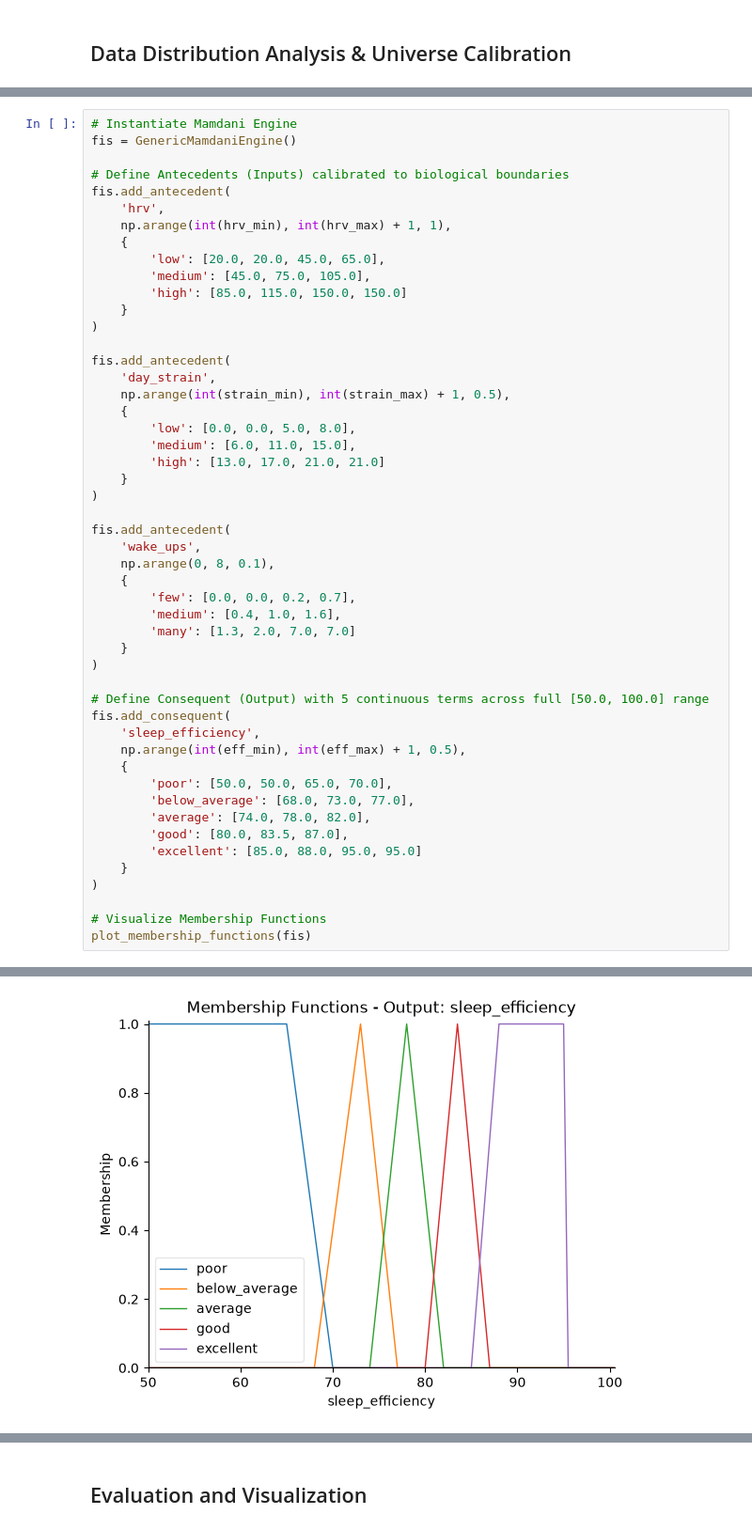
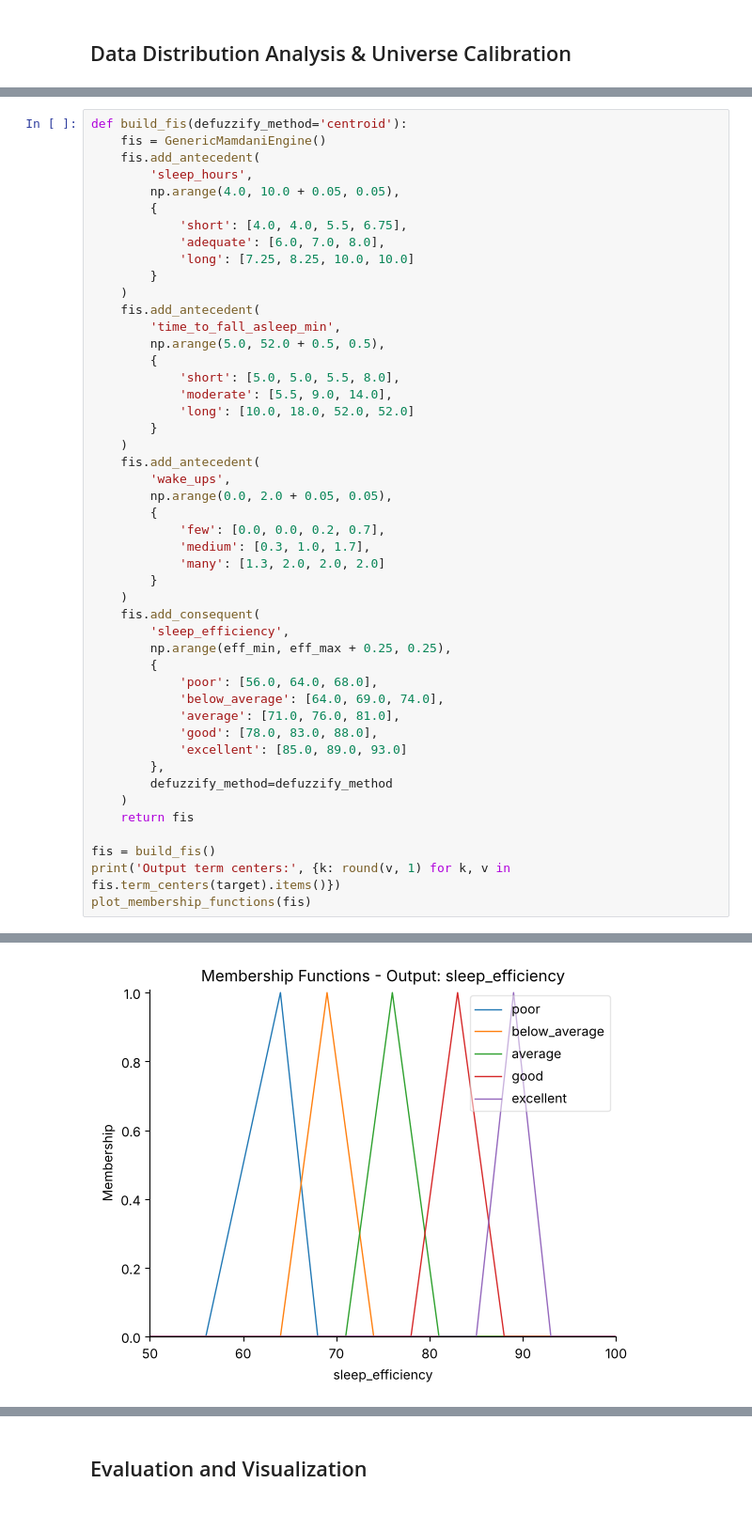
Before and after one commit to amiraaa83/Multi-Domain_Application_of_Mamdani_Fuzzy_Inference_Systems_for_Regression, a Jupyter notebook: notebooks/01_sleep_health.ipynb, the cells around one changed output, grey strips where cells are left out. Shown at 94% size. Saved outputs shown, nothing was run; the diff lists cells and outputs as text.

```diff
--- a/notebooks/01_sleep_health.ipynb
+++ b/notebooks/01_sleep_health.ipynb
@@ -90,51 +135,48 @@ Sleep Efficiency Percentiles -> Min: 50.0, Q1: 76.5, Median: 85.0, Q3: 90.5, Max
 # %%
-# Instantiate Mamdani Engine
-fis = GenericMamdaniEngine()
+def build_fis(defuzzify_method='centroid'):
+    fis = GenericMamdaniEngine()
+    fis.add_antecedent(
+        'sleep_hours',
+        np.arange(4.0, 10.0 + 0.05, 0.05),
+        {
+            'short': [4.0, 4.0, 5.5, 6.75],
+            'adequate': [6.0, 7.0, 8.0],
+            'long': [7.25, 8.25, 10.0, 10.0]
+        }
+    )
+    fis.add_antecedent(
+        'time_to_fall_asleep_min',
+        np.arange(5.0, 52.0 + 0.5, 0.5),
+        {
+            'short': [5.0, 5.0, 5.5, 8.0],
+            'moderate': [5.5, 9.0, 14.0],
+            'long': [10.0, 18.0, 52.0, 52.0]
+        }
+    )
+    fis.add_antecedent(
+        'wake_ups',
+        np.arange(0.0, 2.0 + 0.05, 0.05),
+        {
+            'few': [0.0, 0.0, 0.2, 0.7],
+            'medium': [0.3, 1.0, 1.7],
+            'many': [1.3, 2.0, 2.0, 2.0]
+        }
+    )
+    fis.add_consequent(
+        'sleep_efficiency',
+        np.arange(eff_min, eff_max + 0.25, 0.25),
+        {
+            'poor': [56.0, 64.0, 68.0],
+            'below_average': [64.0, 69.0, 74.0],
+            'average': [71.0, 76.0, 81.0],
+            'good': [78.0, 83.0, 88.0],
+            'excellent': [85.0, 89.0, 93.0]
+        },
+        defuzzify_method=defuzzify_method
+    )
+    return fis
 
-# Define Antecedents (Inputs) calibrated to biological boundaries
-fis.add_antecedent(
-    'hrv',
-    np.arange(int(hrv_min), int(hrv_max) + 1, 1),
-    {
-        'low': [20.0, 20.0, 45.0, 65.0],
-        'medium': [45.0, 75.0, 105.0],
-        'high': [85.0, 115.0, 150.0, 150.0]
-    }
-)
-
-fis.add_antecedent(
-    'day_strain',
-    np.arange(int(strain_min), int(strain_max) + 1, 0.5),
-    {
-        'low': [0.0, 0.0, 5.0, 8.0],
-        'medium': [6.0, 11.0, 15.0],
-        'high': [13.0, 17.0, 21.0, 21.0]
-    }
-)
-
-fis.add_antecedent(
-    'wake_ups',
-    np.arange(0, 8, 0.1),
-    {
-        'few': [0.0, 0.0, 0.2, 0.7],
-        'medium': [0.4, 1.0, 1.6],
-        'many': [1.3, 2.0, 7.0, 7.0]
-    }
-)
-
-# Define Consequent (Output) with 5 continuous terms across full [50.0, 100.0] range
-fis.add_consequent(
-    'sleep_efficiency',
-    np.arange(int(eff_min), int(eff_max) + 1, 0.5),
-    {
-        'poor': [50.0, 50.0, 65.0, 70.0],
-        'below_average': [68.0, 73.0, 77.0],
-        'average': [74.0, 78.0, 82.0],
-        'good': [80.0, 83.5, 87.0],
-        'excellent': [85.0, 88.0, 95.0, 95.0]
-    }
-)
-
-# Visualize Membership Functions
+fis = build_fis()
+print('Output term centers:', {k: round(v, 1) for k, v in fis.term_centers(target).items()})
 plot_membership_functions(fis)
 # %% [output]
@@ -145,2 +188,2 @@ plot_membership_functions(fis)
 --- Generare Grafice Funcții de Apartenență (Consecvent) ---
-[figure, old version]
+[figure, new version]
```
Also changed, not shown: parts of 22 cells of this notebook, 4 other files.
